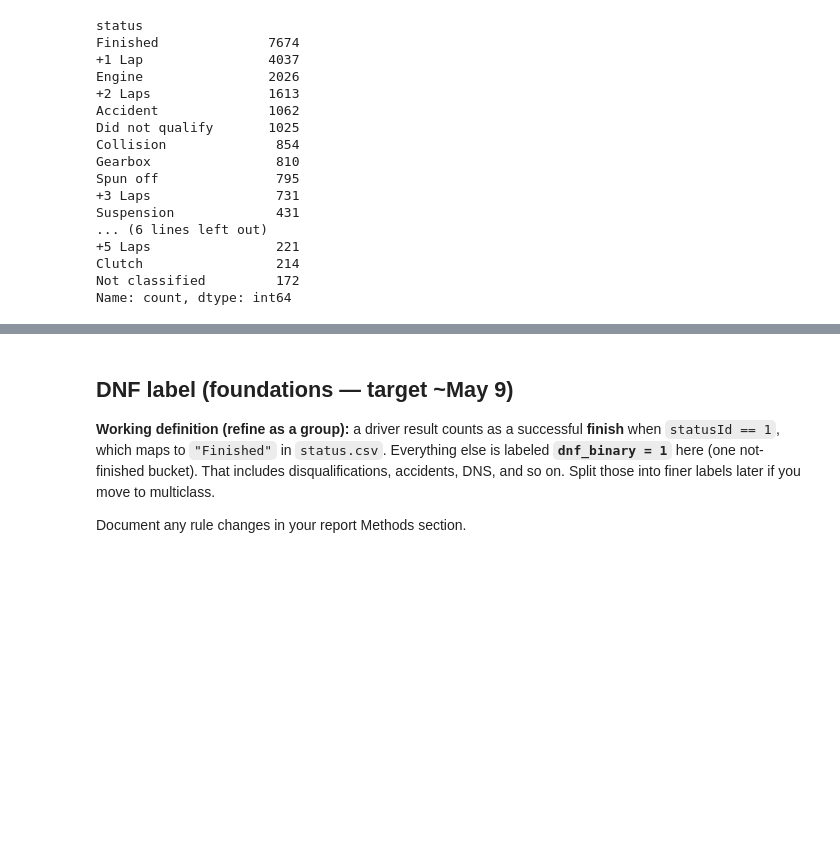
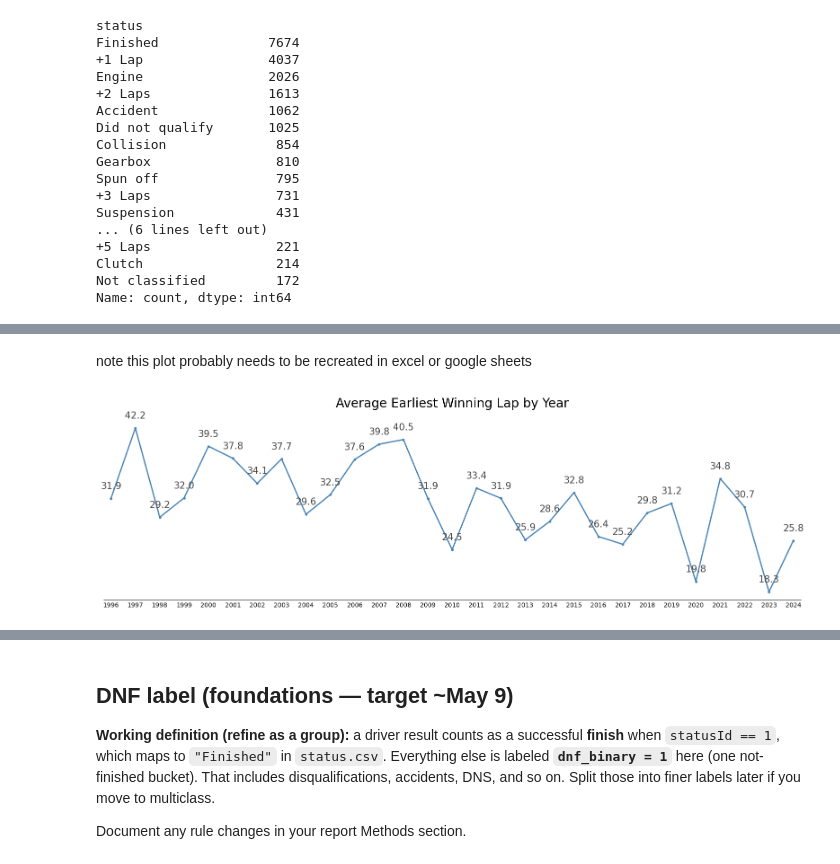
Before and after one commit to brianjjing/dsc148-f1-project, a Jupyter notebook: notebooks/exploration_template.ipynb, the cells around one changed output, grey strips where cells are left out. Cells and saved outputs as stored; diff of their text form; code cells hidden in the pictures; blank space fills up the shorter version.

```diff
--- a/notebooks/exploration_template.ipynb
+++ b/notebooks/exploration_template.ipynb
@@ -178,0 +181,12 @@ Name: count, dtype: int64
+# %%
+
+
+lap_times = pd.read_csv('../data/lap_times.csv')
+races = pd.read_csv('../data/races.csv')
+
+races = races[['raceId', 'year']]
+lap_times.drop(columns=['milliseconds', 'time'], inplace=True)
+
+df = lap_times.merge(races, on='raceId', how='left')
+
+df.to_csv('../data/laps_and_finish_times.csv', index=False)
@@ -178,0 +244,30 @@ Name: count, dtype: int64
+# %% [markdown]
+note this plot probably needs to be recreated in excel or google sheets
+# %%
+import matplotlib.pyplot as plt
+
+
+res = results_df.groupby('year')['earliest_winning_lap'].mean()
+fig, ax = plt.subplots(figsize=(16, 5))
+res.plot(kind='line', ax=ax, marker='o', linewidth=2, markersize=3, color='steelblue')
+
+# Labels above each point
+for x, y in zip(res.index, res.values):
+    ax.annotate(f'{y:.1f}', xy=(x, y), xytext=(0, 15),
+                textcoords='offset points', ha='center', fontsize=15, color='#444')
+
+ax.set_title('Average Earliest Winning Lap by Year', fontsize=20, pad=20)
+ax.set_xlabel('')
+ax.set_ylabel('')
+ax.set_xlim(res.index.min() - 0.3, res.index.max() + 0.3)
+
+ax.spines[['top', 'right', 'left']].set_visible(False)
+ax.yaxis.set_visible(False)
+ax.tick_params(axis='x', length=0)
+ax.grid(False)
+ax.set_xticks(res.index)
+
+plt.tight_layout()
+plt.show()
+# %% [output]
+[figure, added]
```
Also changed, not shown: parts of 6 cells of this notebook.
